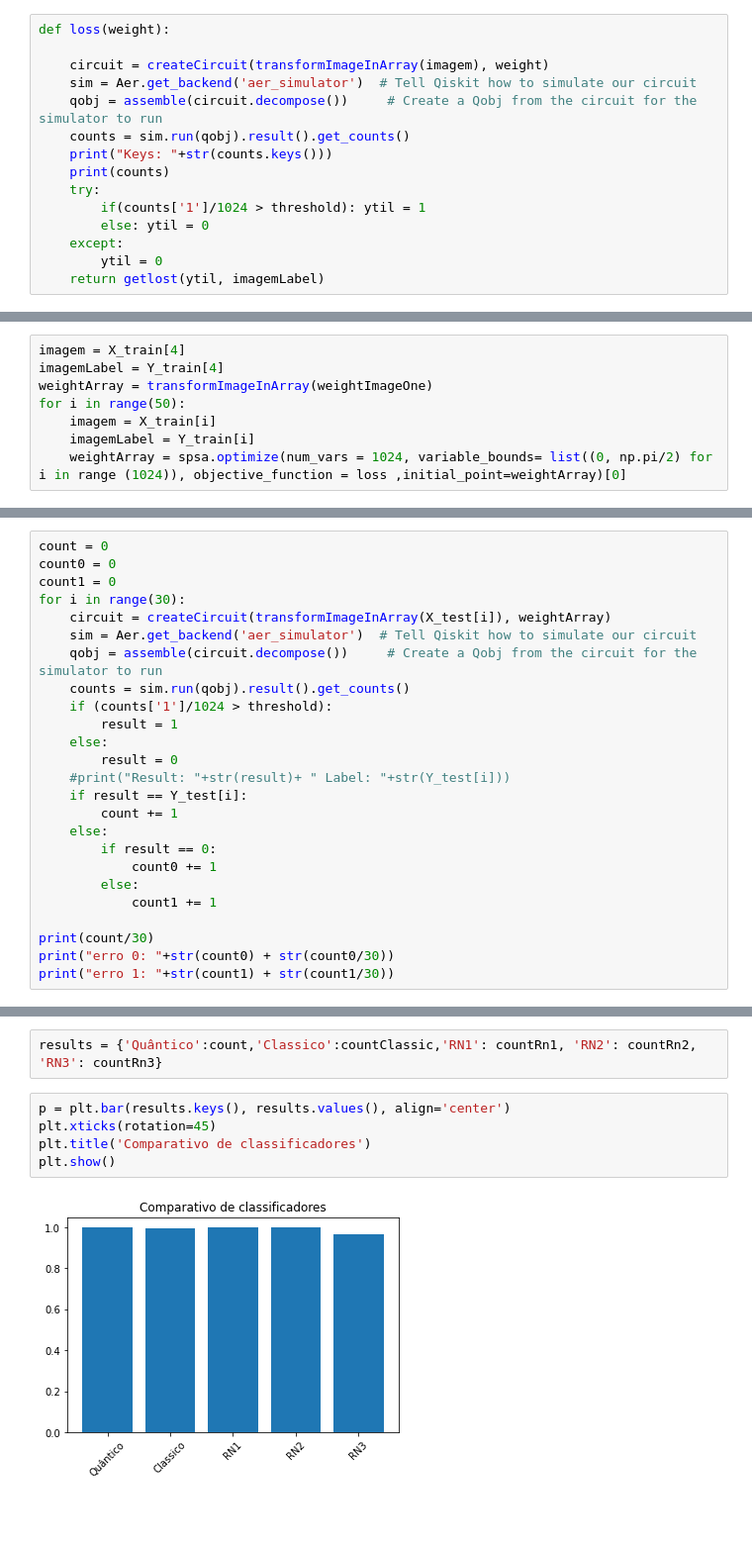
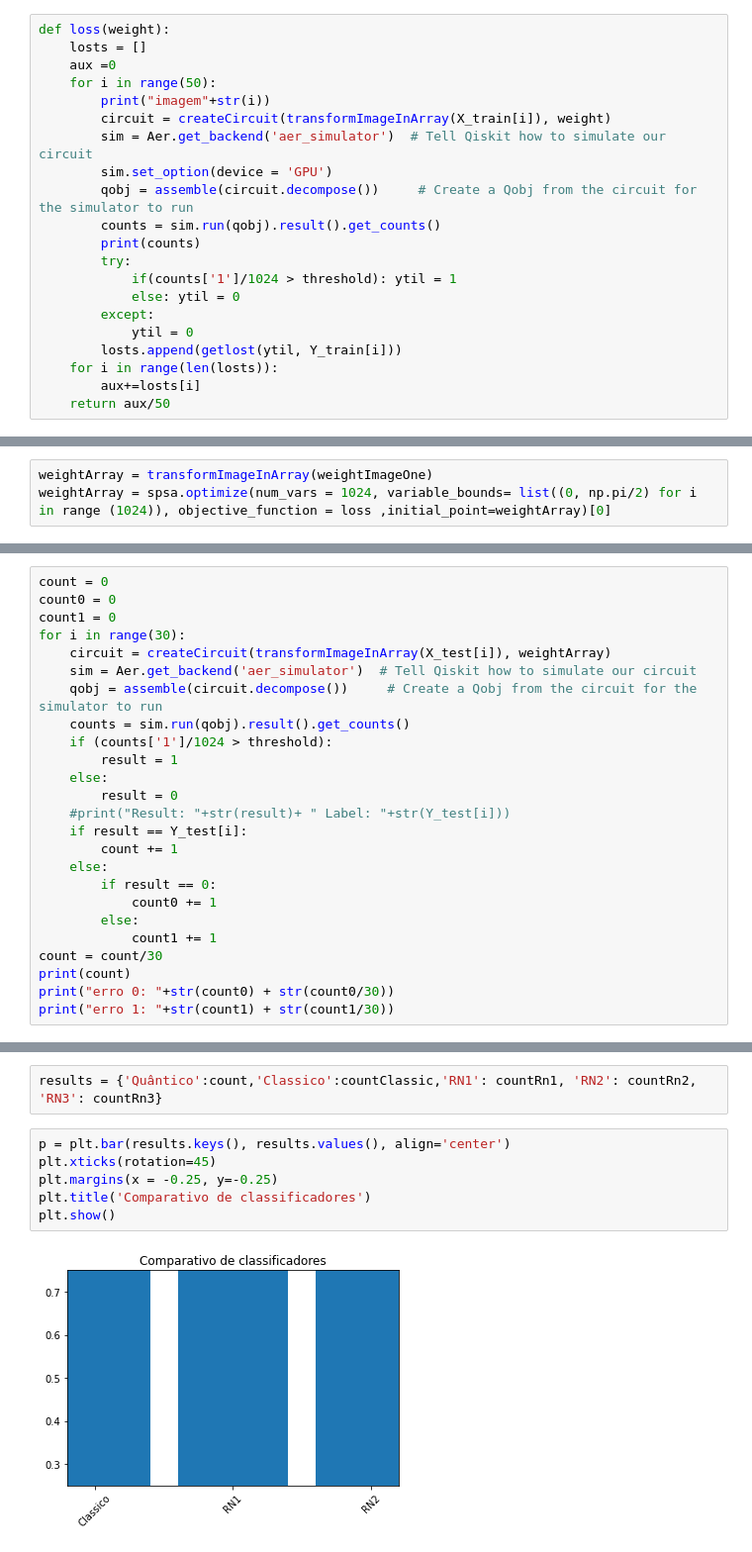
Before and after one commit to jpspm/QuantumComputing, a Jupyter notebook: projeto_quantica_jpspm_rbnn.ipynb, the cells around one changed output, grey strips where cells are left out. Shown: that part at 99% size. Drawn from its saved outputs; the diff is of its cells as text; blank space fills up the shorter version.

```diff
--- a/projeto_quantica_jpspm_rbnn.ipynb
+++ b/projeto_quantica_jpspm_rbnn.ipynb
@@ -329,19 +351,25 @@ def getlost(ytil, y):
     return (y - ytil)**2
 # %%
 def loss(weight):
-
-    circuit = createCircuit(transformImageInArray(imagem), weight)
-    sim = Aer.get_backend('aer_simulator')  # Tell Qiskit how to simulate our circuit
-    qobj = assemble(circuit.decompose())     # Create a Qobj from the circuit for the simulator to run
-    counts = sim.run(qobj).result().get_counts()
-    print("Keys: "+str(counts.keys()))
-    print(counts)
-    try:
-        if(counts['1']/1024 > threshold): ytil = 1
-        else: ytil = 0
-    except:
-        ytil = 0
-    return getlost(ytil, imagemLabel)
+    losts = []
+    aux =0
+    for i in range(50):
+        print("imagem"+str(i))
+        circuit = createCircuit(transformImageInArray(X_train[i]), weight)
+        sim = Aer.get_backend('aer_simulator')  # Tell Qiskit how to simulate our circuit
+        sim.set_option(device = 'GPU')
+        qobj = assemble(circuit.decompose())     # Create a Qobj from the circuit for the simulator to run
+        counts = sim.run(qobj).result().get_counts()
+        print(counts)
+        try:
+            if(counts['1']/1024 > threshold): ytil = 1
+            else: ytil = 0
+        except:
+            ytil = 0
+        losts.append(getlost(ytil, Y_train[i]))
+    for i in range(len(losts)):
+        aux+=losts[i]
+    return aux/50
 # %%
 circuit = createCircuit(transformImageInArray(X_train[8]), weightArray)
 sim = Aer.get_backend('aer_simulator')  # Tell Qiskit how to simulate our circuit
@@ -351,10 +379,5 @@ plot_histogram(counts)
 # %% [output]
 [figure]
 # %%
-imagem = X_train[4]
-imagemLabel = Y_train[4]
 weightArray = transformImageInArray(weightImageOne)
-for i in range(50):
-    imagem = X_train[i]
-    imagemLabel = Y_train[i]
-    weightArray = spsa.optimize(num_vars = 1024, variable_bounds= list((0, np.pi/2) for i in range (1024)), objective_function = loss ,initial_point=weightArray)[0]
+weightArray = spsa.optimize(num_vars = 1024, variable_bounds= list((0, np.pi/2) for i in range (1024)), objective_function = loss ,initial_point=weightArray)[0]
@@ -381,8 +422,8 @@ for i in range(30):
             count0 += 1
         else:
             count1 += 1
-
-print(count/30)
+count = count/30
+print(count)
 print("erro 0: "+str(count0) + str(count0/30))
 print("erro 1: "+str(count1) + str(count1/30))
 # %% [output]
@@ -697,10 +738,11 @@ results = {'Quântico':count,'Classico':countClassic,'RN1': countRn1, 'RN2': cou
 # %%
 p = plt.bar(results.keys(), results.values(), align='center')
 plt.xticks(rotation=45)
+plt.margins(x = -0.25, y=-0.25)
 plt.title('Comparativo de classificadores')
 plt.show()
 # %% [output]
-[figure, old version]
+[figure, new version]
 # %%
 #test = open('bestWeight.txt', 'r')
 #testlist = test.readlines()
```
Also changed, not shown: parts of 11 cells of this notebook.
